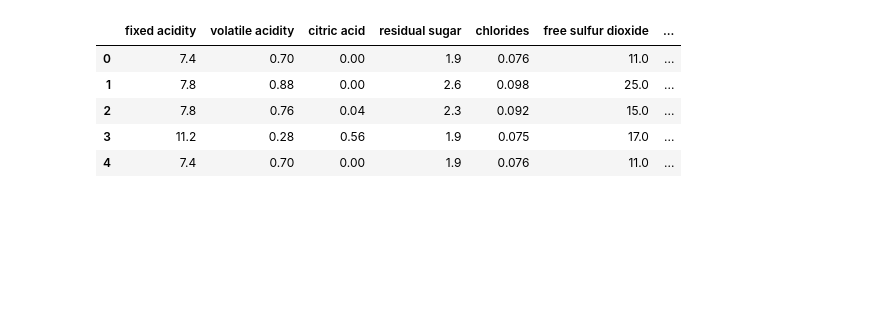
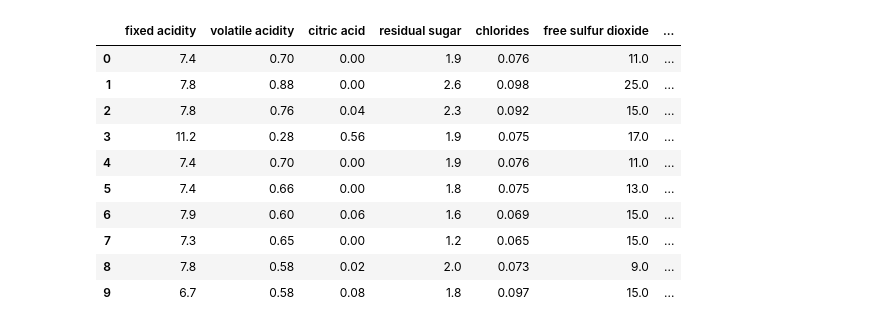
Before and after one commit to camilaalmeiida/wine-quality-classification, a Jupyter notebook: notebooks/wine_quality_analysis.ipynb, the cells around one changed output. Cells and saved outputs as stored; diff of their text form; code cells hidden in the pictures; blank space fills up the shorter version.

```diff
--- a/notebooks/wine_quality_analysis.ipynb
+++ b/notebooks/wine_quality_analysis.ipynb
@@ -7,18 +7,23 @@ import numpy as np
 import matplotlib.pyplot as plt
 import seaborn as sns
 # %%
-# Importando os dados da base WineQT
-df = pd.read_csv('WineQT.csv')
+# Importando os dados da base WineQT, delimitador do arquivo por virgula
+df = pd.read_csv('WineQT.csv', sep= ",")
 # %%
-# Ler os dados da base
-df.head()
+# Ler as 10 primeiras linhas
+df.head(10)
 # %% [output]
 |  | fixed acidity | volatile acidity | citric acid | residual sugar | chlorides | free sulfur dioxide | ... |
 | 0 | 7.4 | 0.70 | 0.00 | 1.9 | 0.076 | 11.0 | ... |
 | 1 | 7.8 | 0.88 | 0.00 | 2.6 | 0.098 | 25.0 | ... |
 | 2 | 7.8 | 0.76 | 0.04 | 2.3 | 0.092 | 15.0 | ... |
 | 3 | 11.2 | 0.28 | 0.56 | 1.9 | 0.075 | 17.0 | ... |
 | 4 | 7.4 | 0.70 | 0.00 | 1.9 | 0.076 | 11.0 | ... |
+| 5 | 7.4 | 0.66 | 0.00 | 1.8 | 0.075 | 13.0 | ... |
+| 6 | 7.9 | 0.60 | 0.06 | 1.6 | 0.069 | 15.0 | ... |
+| 7 | 7.3 | 0.65 | 0.00 | 1.2 | 0.065 | 15.0 | ... |
+| 8 | 7.8 | 0.58 | 0.02 | 2.0 | 0.073 | 9.0 | ... |
+| 9 | 6.7 | 0.58 | 0.08 | 1.8 | 0.097 | 15.0 | ... |
 # %%
 # Tipo das colunas
 df.info()
```
Also changed, not shown: parts of 1 cell of this notebook.
